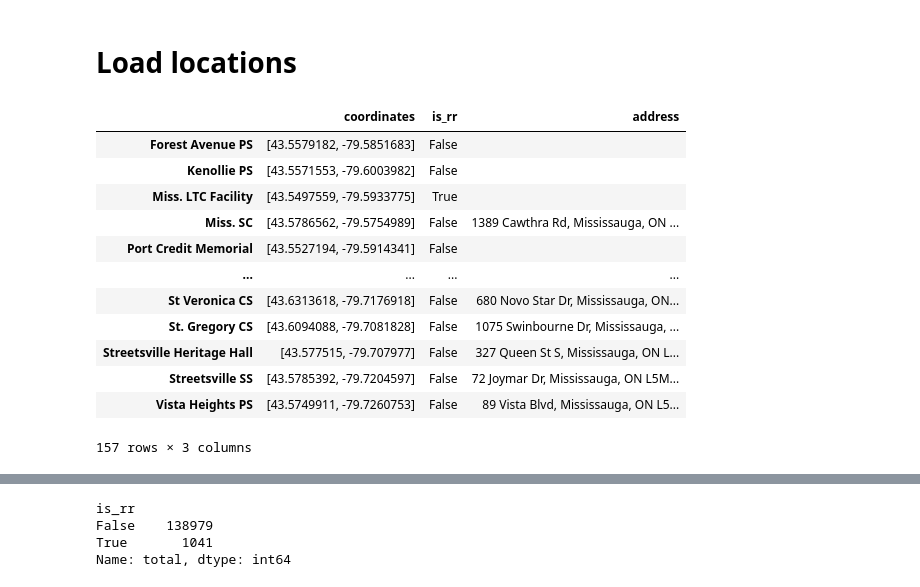
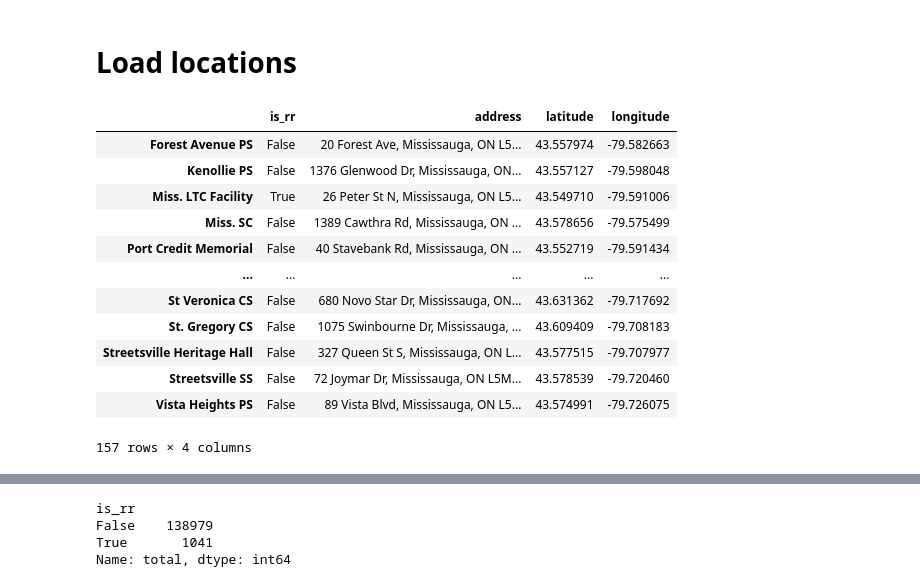
Before and after one commit to jsreid13/2024-Mississauga-By-Election-Polling-Results, a Jupyter notebook: analysis.ipynb, the cells around one changed output, grey strips where cells are left out. Cells and saved outputs as stored; diff of their text form; code cells hidden in the pictures.

```diff
--- a/analysis.ipynb
+++ b/analysis.ipynb
@@ -240,23 +239,26 @@ df_ward_vote_pop.to_csv("results.csv", index=False)
 # %% [markdown]
 # Load locations
 # %%
-df_loc = pd.read_json("locations-filled.json").transpose()
+df_loc = pd.read_json("data/locations-filled.json").transpose()
 df_loc.columns = ["coordinates", "is_rr", "address"]
 df_loc["coordinates"] = df_loc["coordinates"].str.split(",")
+df_loc["latitude"] = df_loc["coordinates"].str[0].astype(float)
+df_loc["longitude"] = df_loc["coordinates"].str[1].astype(float)
+df_loc.drop("coordinates", axis=1, inplace=True)
 df_loc
 # %% [output]
-|  | coordinates | is_rr | address |
-| Forest Avenue PS | [43.5579182, -79.5851683] | False |  |
-| Kenollie PS | [43.5571553, -79.6003982] | False |  |
-| Miss. LTC Facility | [43.5497559, -79.5933775] | True |  |
-| Miss. SC | [43.5786562, -79.5754989] | False | 1389 Cawthra Rd, Mississauga, ON ... |
-| Port Credit Memorial | [43.5527194, -79.5914341] | False |  |
-| ... | ... | ... | ... |
-| St Veronica CS | [43.6313618, -79.7176918] | False | 680 Novo Star Dr, Mississauga, ON... |
-| St. Gregory CS | [43.6094088, -79.7081828] | False | 1075 Swinbourne Dr, Mississauga, ... |
-| Streetsville Heritage Hall | [43.577515, -79.707977] | False | 327 Queen St S, Mississauga, ON L... |
-| Streetsville SS | [43.5785392, -79.7204597] | False | 72 Joymar Dr, Mississauga, ON L5M... |
-| Vista Heights PS | [43.5749911, -79.7260753] | False | 89 Vista Blvd, Mississauga, ON L5... |
+|  | is_rr | address | latitude | longitude |
+| Forest Avenue PS | False | 20 Forest Ave, Mississauga, ON L5... | 43.557974 | -79.582663 |
+| Kenollie PS | False | 1376 Glenwood Dr, Mississauga, ON... | 43.557127 | -79.598048 |
+| Miss. LTC Facility | True | 26 Peter St N, Mississauga, ON L5... | 43.549710 | -79.591006 |
+| Miss. SC | False | 1389 Cawthra Rd, Mississauga, ON ... | 43.578656 | -79.575499 |
+| Port Credit Memorial | False | 40 Stavebank Rd, Mississauga, ON ... | 43.552719 | -79.591434 |
+| ... | ... | ... | ... | ... |
+| St Veronica CS | False | 680 Novo Star Dr, Mississauga, ON... | 43.631362 | -79.717692 |
+| St. Gregory CS | False | 1075 Swinbourne Dr, Mississauga, ... | 43.609409 | -79.708183 |
+| Streetsville Heritage Hall | False | 327 Queen St S, Mississauga, ON L... | 43.577515 | -79.707977 |
+| Streetsville SS | False | 72 Joymar Dr, Mississauga, ON L5M... | 43.578539 | -79.720460 |
+| Vista Heights PS | False | 89 Vista Blvd, Mississauga, ON L5... | 43.574991 | -79.726075 |
-157 rows × 3 columns
+157 rows × 4 columns
 # %%
 df_loc_join = pd.merge(df, df_loc, left_on="location", right_index=True)
```
Also changed, not shown: parts of 25 cells of this notebook, 12 other files.
